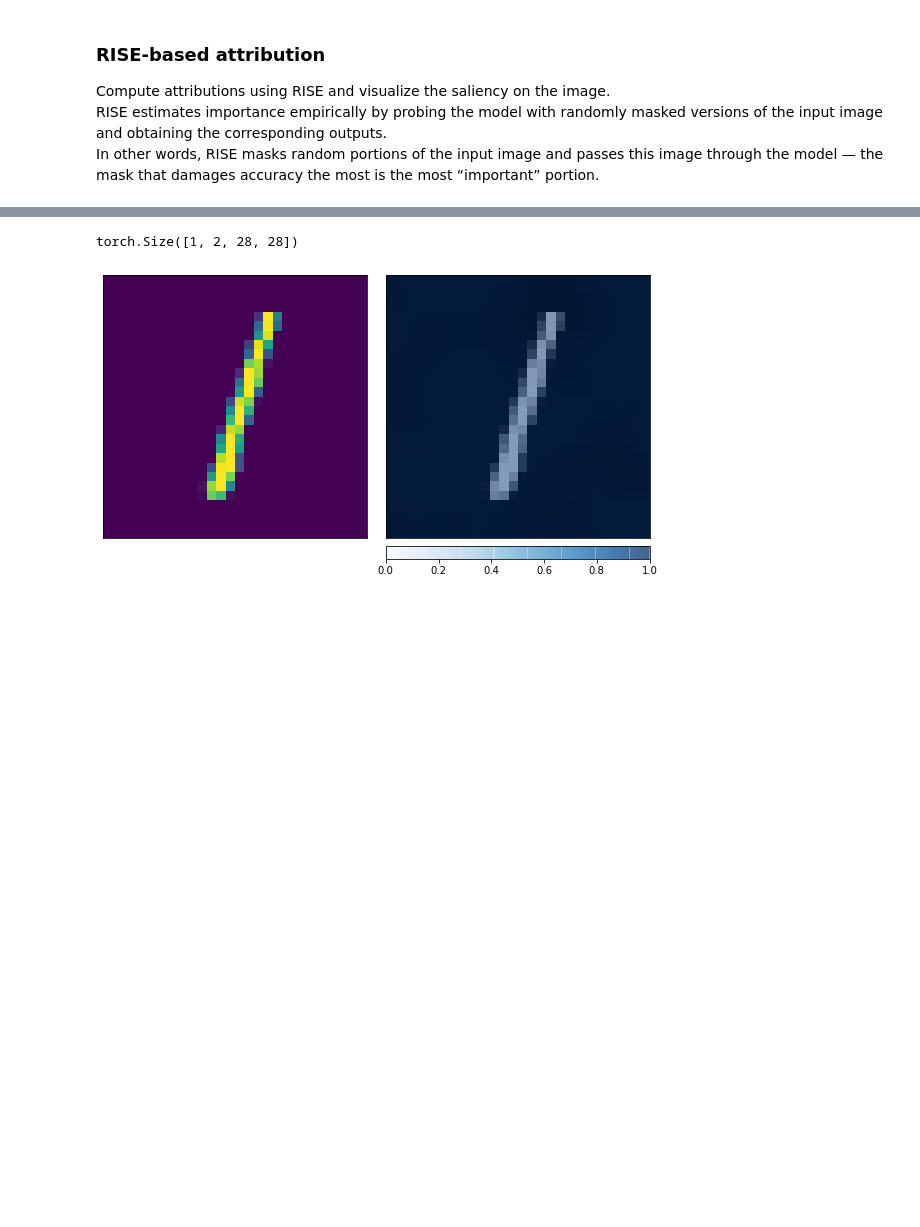
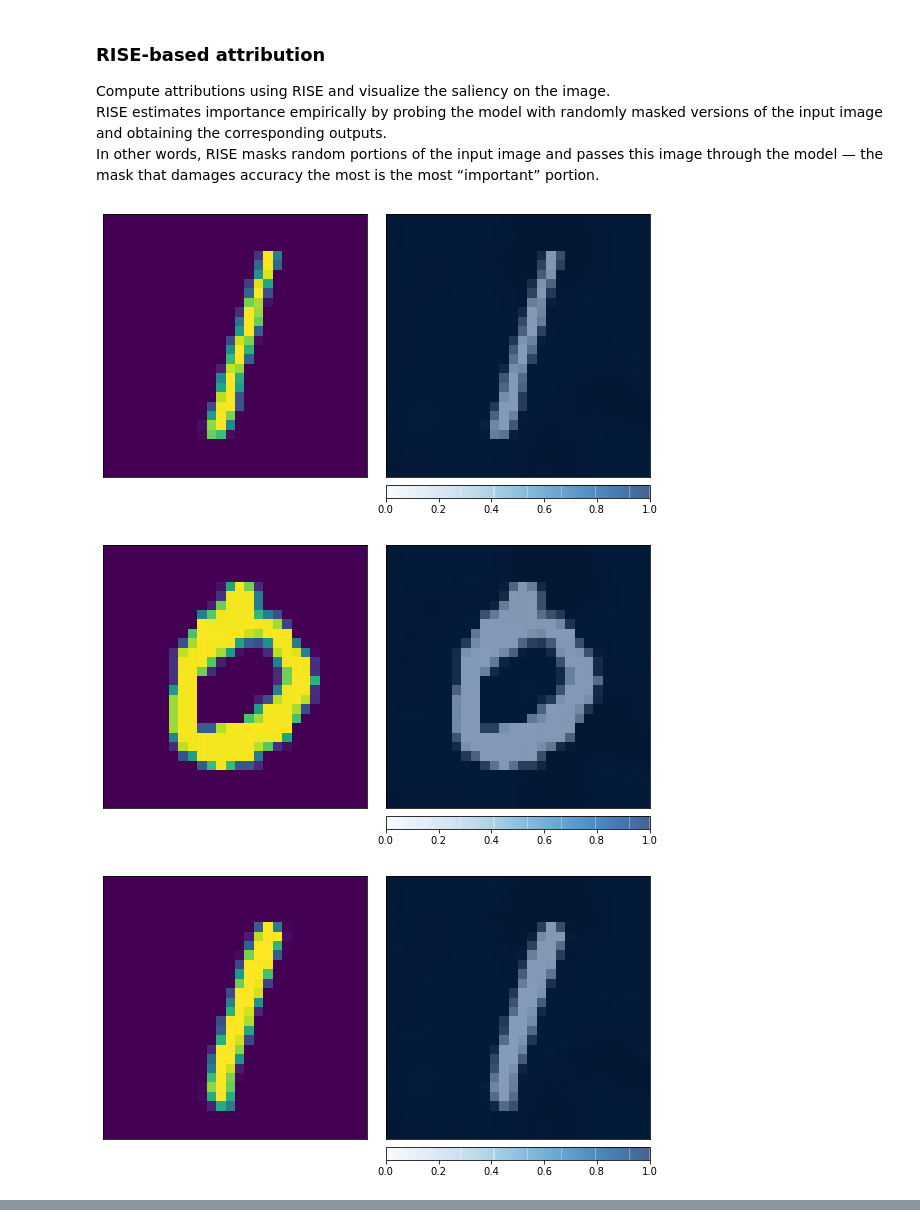
Before and after one commit to dianna-ai/dianna-exploration, a Jupyter notebook: example_data/xai_method_study/RISE/RISE_mnist_binary.ipynb, the cells around one changed output, grey strips where cells are left out. Saved outputs shown, nothing was run; the diff lists cells and outputs as text; code cells hidden in the pictures; blank space fills up the shorter version.

Commit message:
add explanation to rise

```diff
--- a/example_data/xai_method_study/RISE/RISE_mnist_binary.ipynb
+++ b/example_data/xai_method_study/RISE/RISE_mnist_binary.ipynb
@@ -157,6 +157,19 @@ Compute attributions using RISE and visualize the saliency on the image. <br>
 RISE estimates importance empirically by probing the model with randomly masked versions of the input image and obtaining the corresponding outputs.<br>
 In other words, RISE masks random portions of the input image and passes this image through the model — the mask that damages accuracy the most is the most “important” portion.<br>
 # %%
-# call RISE method.
-saliency = rise(model, test_X_torch[:1,:,:,:]) # pass model and input
-saliency = saliency[:, test_y_torch[0]].unsqueeze(0) # choose the target class by passing the label
+# plot the attribution for a number of cases
+case = 10
+for i in range(case):
+    # call RISE method.
+    saliency = rise(model, test_X_torch[i:i+1,:,:,:]) # pass model and input
+    saliency = saliency[:, test_y_torch[i]].unsqueeze(0) # choose the target class by passing the label
+    # display attraibution map alongside with the predictand
+    _ = viz.visualize_image_attr_multiple(np.transpose(saliency[0,:1,:,:].cpu().detach().numpy(), (1,2,0)),
+                                      np.transpose(test_X_torch[i,:,:,:].cpu().detach().numpy(), (1,2,0)),
+                                      ["original_image", "blended_heat_map"],
+                                      ["all", "absolute_value"],
+                                      show_colorbar=True)
+# %% [output]
+[figure, added]
+[figure, added]
+[figure, added]
@@ -163,13 +182,0 @@ saliency = saliency[:, test_y_torch[0]].unsqueeze(0) # choose the target class b
-# %%
-print(saliency.shape)
-# %% [output]
-torch.Size([1, 2, 28, 28])
-# %%
-# display attraibution map alongside with the predictand
-_ = viz.visualize_image_attr_multiple(np.transpose(saliency[0,:1,:,:].cpu().detach().numpy(), (1,2,0)),
-                                      np.transpose(test_X_torch[0,:,:,:].cpu().detach().numpy(), (1,2,0)),
-                                      ["original_image", "blended_heat_map"],
-                                      ["all", "absolute_value"],
-                                      show_colorbar=True)
-# %% [output]
-[figure, removed]
```
Also changed, not shown: parts of 2 cells of this notebook.
